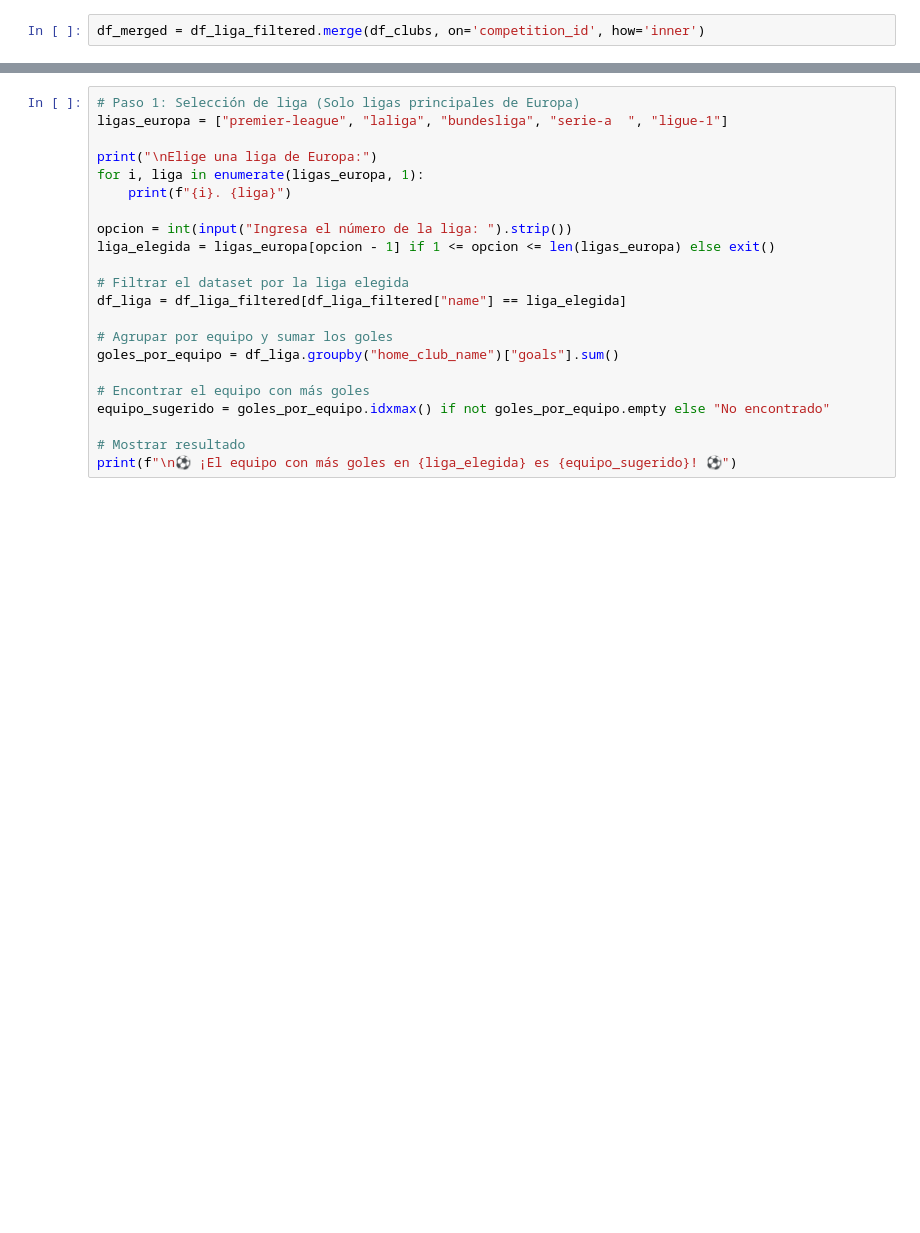
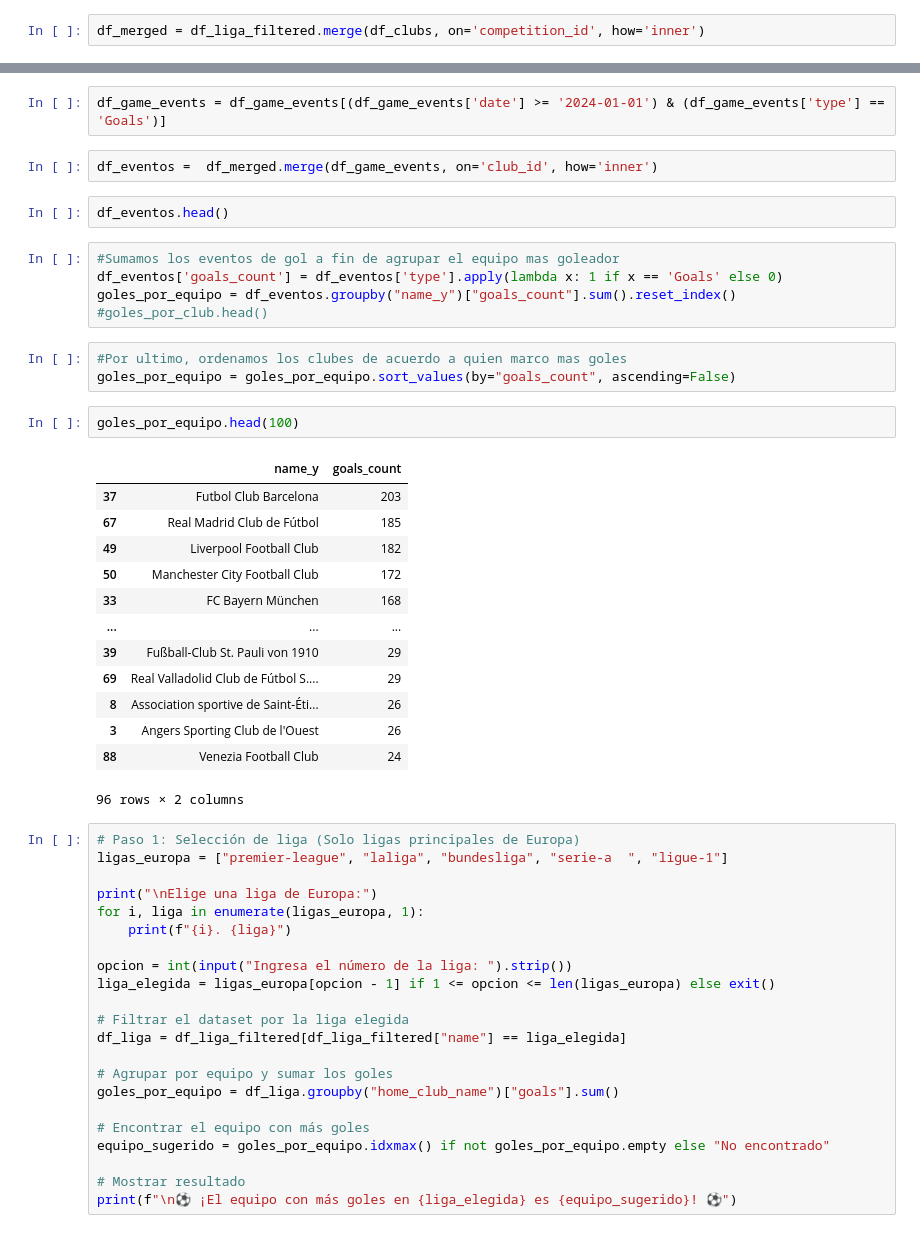
Before and after one commit to iGhostlp/Proyecto_MELI, a Jupyter notebook: Proyecto_MELI.ipynb, the cells around one changed output, grey strips where cells are left out. Saved outputs shown, nothing was run; the diff lists cells and outputs as text; blank space fills up the shorter version.

```diff
--- a/Proyecto_MELI.ipynb
+++ b/Proyecto_MELI.ipynb
@@ -88,3 +103,33 @@ df_merged.head()
+# %%
+df_game_events = df_game_events[(df_game_events['date'] >= '2024-01-01') & (df_game_events['type'] == 'Goals')]
+# %%
+df_eventos =  df_merged.merge(df_game_events, on='club_id', how='inner')
+# %%
+df_eventos.head()
+# %%
+#Sumamos los eventos de gol a fin de agrupar el equipo mas goleador
+df_eventos['goals_count'] = df_eventos['type'].apply(lambda x: 1 if x == 'Goals' else 0)
+goles_por_equipo = df_eventos.groupby("name_y")["goals_count"].sum().reset_index()
+#goles_por_club.head()
+# %%
+#Por ultimo, ordenamos los clubes de acuerdo a quien marco mas goles
+goles_por_equipo = goles_por_equipo.sort_values(by="goals_count", ascending=False)
+# %%
+goles_por_equipo.head(100)
+# %% [output]
+|  | name_y | goals_count |
+| 37 | Futbol Club Barcelona | 203 |
+| 67 | Real Madrid Club de Fútbol | 185 |
+| 49 | Liverpool Football Club | 182 |
+| 50 | Manchester City Football Club | 172 |
+| 33 | FC Bayern München | 168 |
+| ... | ... | ... |
+| 39 | Fußball-Club St. Pauli von 1910 | 29 |
+| 69 | Real Valladolid Club de Fútbol S.... | 29 |
+| 8 | Association sportive de Saint-Éti... | 26 |
+| 3 | Angers Sporting Club de l'Ouest | 26 |
+| 88 | Venezia Football Club | 24 |
+96 rows × 2 columns
 # %%
 # Paso 1: Selección de liga (Solo ligas principales de Europa)
 ligas_europa = ["premier-league", "laliga", "bundesliga", "serie-a	", "ligue-1"]
```
Also changed, not shown: parts of 8 cells of this notebook.
